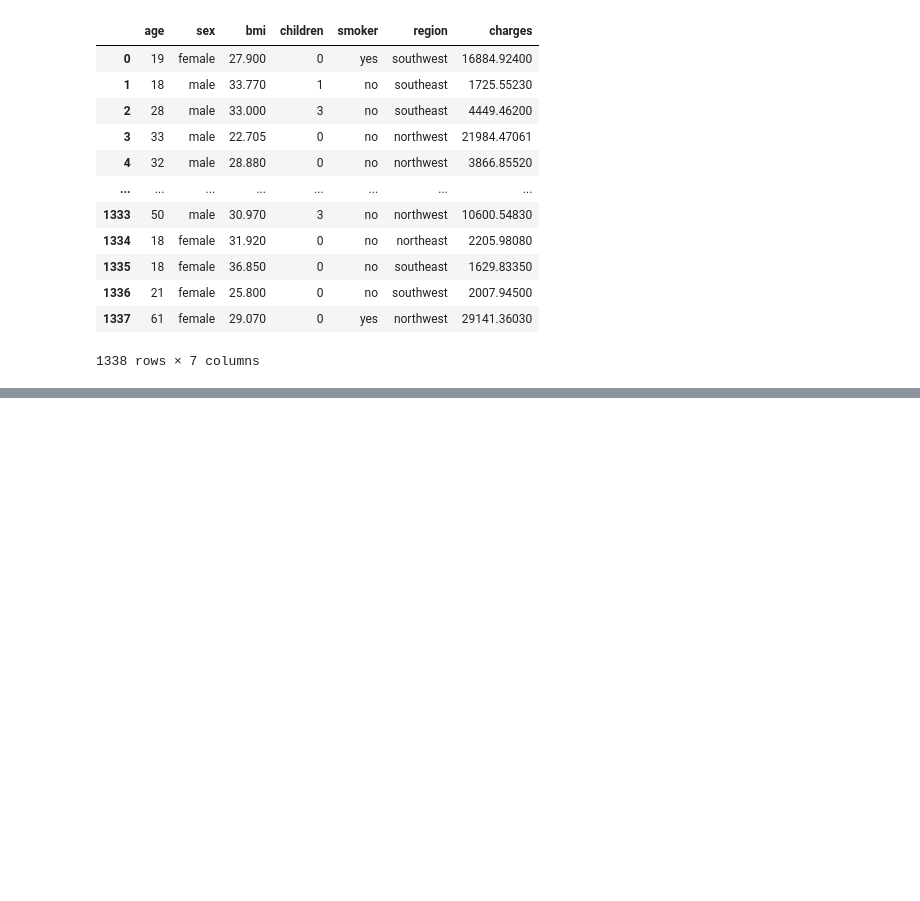
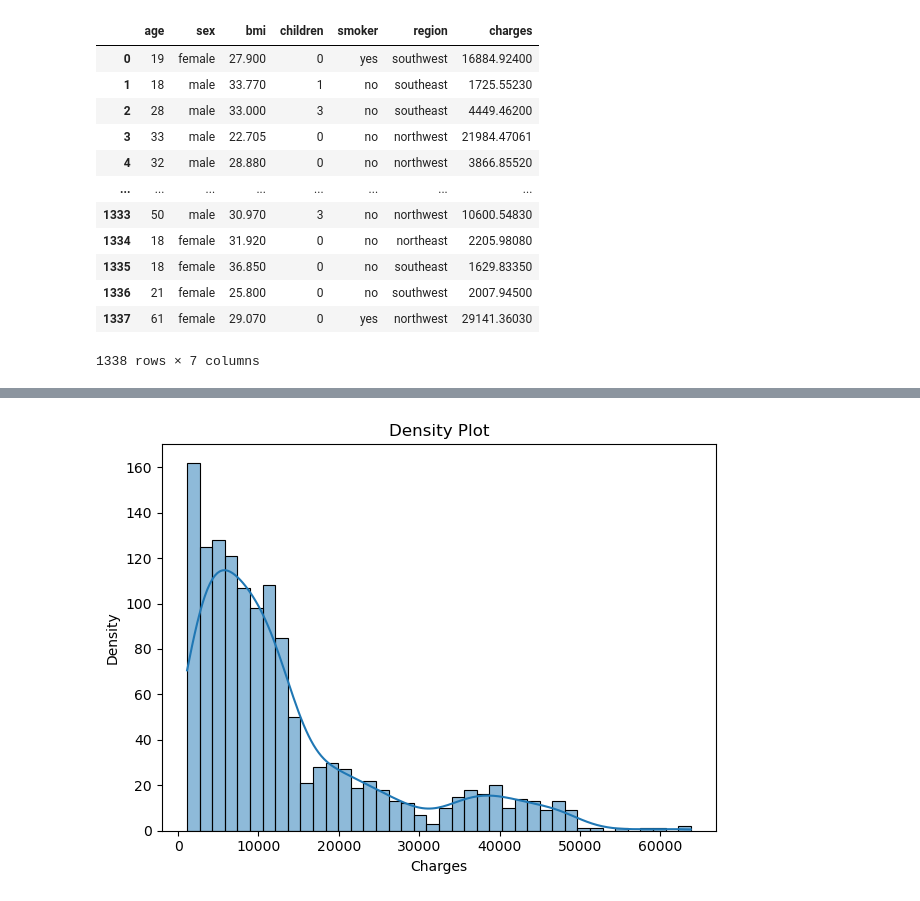
Before and after one commit to ShubhamMisar-12/MedicalCostPrediction, a Jupyter notebook: medical-cost-prediction-1.ipynb, the cells around one changed output, grey strips where cells are left out. Drawn from its saved outputs; the diff is of its cells as text; code cells hidden in the pictures; blank space fills up the shorter version.

```diff
--- a/medical-cost-prediction-1.ipynb
+++ b/medical-cost-prediction-1.ipynb
@@ -41,0 +53,9 @@ import seaborn as sns
+# %%
+sns.histplot(df['charges'], kde=True, bins = 40)
+plt.xlabel('Charges')
+plt.ylabel('Density')
+plt.title('Density Plot')
+plt.tight_layout()
+plt.show()
+# %% [output]
+[figure, added]
```
Also changed, not shown: parts of 6 cells of this notebook.
